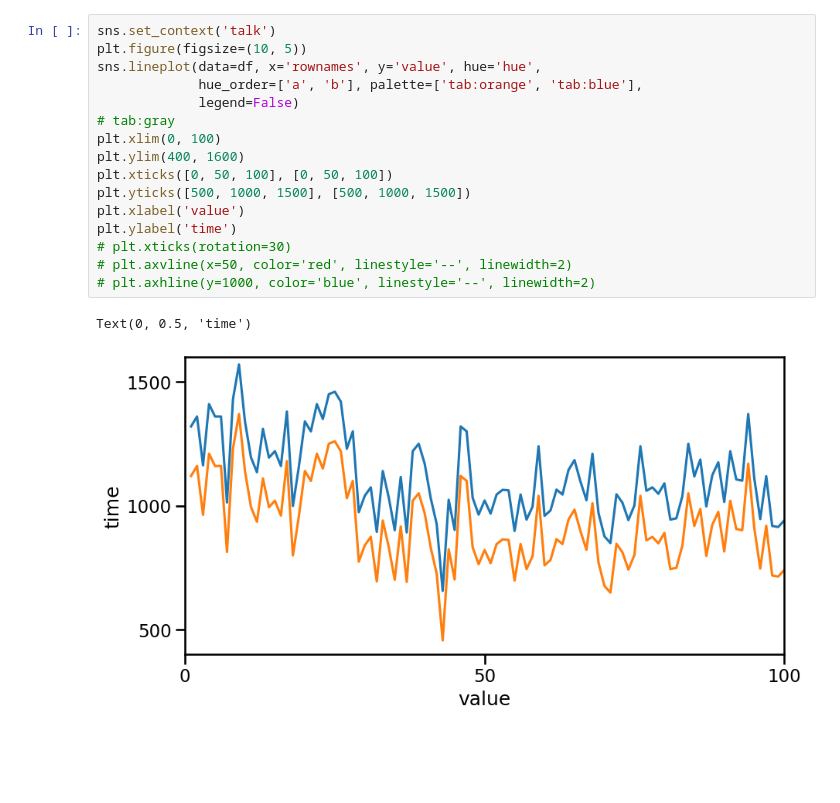
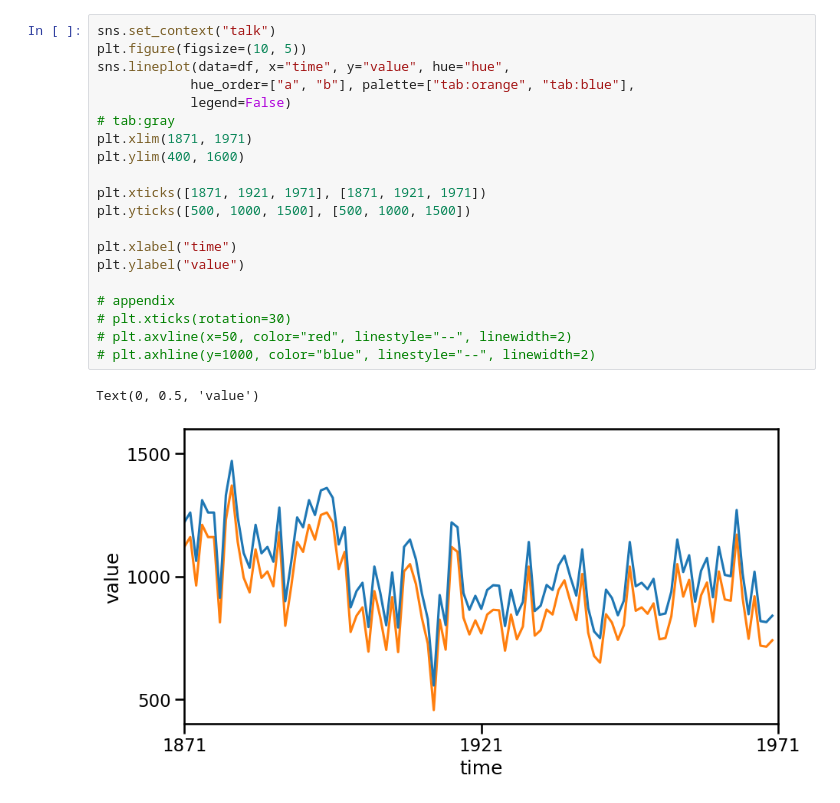
Before and after one commit to Ioka-Yusuke/seaborn_exam, a Jupyter notebook: src/lineplot.ipynb, the cells around one changed output. Cells and saved outputs as stored; diff of their text form; blank space fills up the shorter version.

```diff
--- a/src/lineplot.ipynb
+++ b/src/lineplot.ipynb
@@ -22,19 +35,23 @@ df.head(5)
 # %%
-sns.set_context('talk')
+sns.set_context("talk")
 plt.figure(figsize=(10, 5))
-sns.lineplot(data=df, x='rownames', y='value', hue='hue',
-             hue_order=['a', 'b'], palette=['tab:orange', 'tab:blue'],
-             legend=False)
+sns.lineplot(data=df, x="time", y="value", hue="hue",
+            hue_order=["a", "b"], palette=["tab:orange", "tab:blue"],
+            legend=False)
 # tab:gray
-plt.xlim(0, 100)
+plt.xlim(1871, 1971)
 plt.ylim(400, 1600)
-plt.xticks([0, 50, 100], [0, 50, 100])
+
+plt.xticks([1871, 1921, 1971], [1871, 1921, 1971])
 plt.yticks([500, 1000, 1500], [500, 1000, 1500])
-plt.xlabel('value')
-plt.ylabel('time')
+
+plt.xlabel("time")
+plt.ylabel("value")
+
+# appendix
 # plt.xticks(rotation=30)
-# plt.axvline(x=50, color='red', linestyle='--', linewidth=2)
-# plt.axhline(y=1000, color='blue', linestyle='--', linewidth=2)
+# plt.axvline(x=50, color="red", linestyle="--", linewidth=2)
+# plt.axhline(y=1000, color="blue", linestyle="--", linewidth=2)
 # %% [output]
-Text(0, 0.5, 'time')
+Text(0, 0.5, 'value')
-[figure, old version]
+[figure, new version]
```
Also changed, not shown: parts of 2 cells of this notebook, 4 other files.
